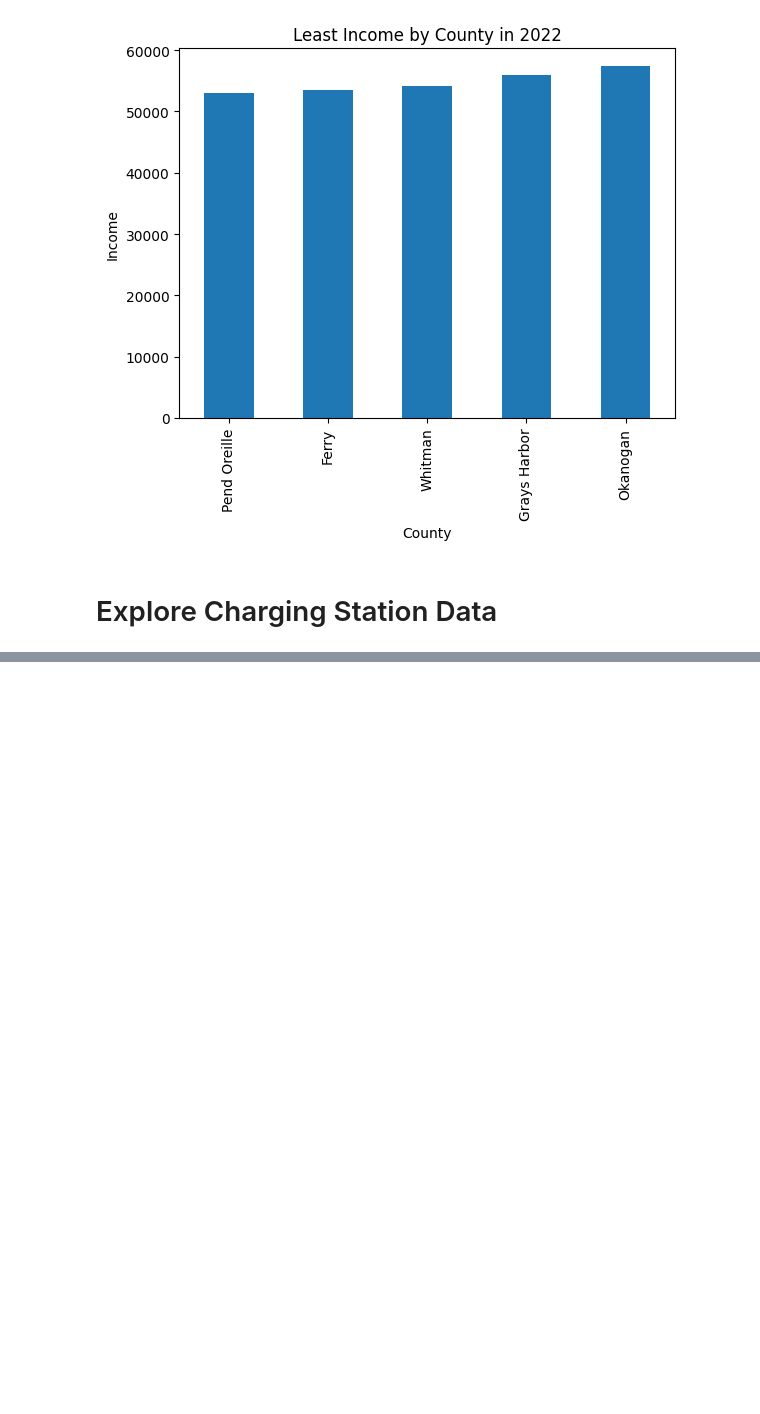
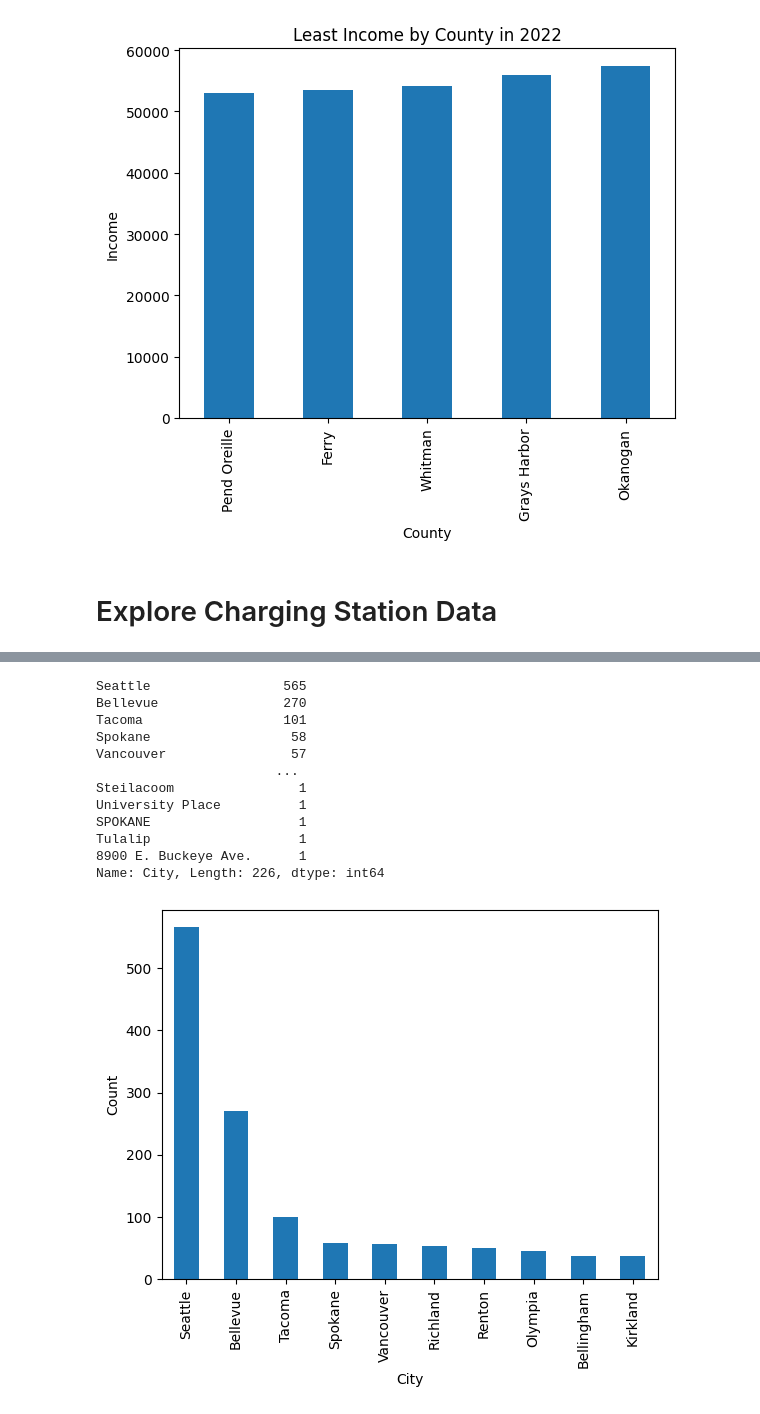
Before and after one commit to rileyfroehlich/DAAN881-Final-Project, a Jupyter notebook: data_explore.ipynb, the cells around one changed output, grey strips where cells are left out. Drawn from its saved outputs; the diff is of its cells as text; code cells hidden in the pictures; blank space fills up the shorter version.

```diff
--- a/data_explore.ipynb
+++ b/data_explore.ipynb
@@ -144,0 +197,25 @@ Name: 2022, dtype: object
+# %%
+# Cities with the most charging stations
+
+category_counts = charging_stations_df['City'].value_counts()
+print(category_counts)
+#Top 10 counties
+category_counts = category_counts.head(10)
+category_counts.plot(kind='bar')
+plt.xlabel('City')
+plt.ylabel('Count')
+plt.show()
+# %% [output]
+Seattle                 565
+Bellevue                270
+Tacoma                  101
+Spokane                  58
+Vancouver                57
+                       ...
+Steilacoom                1
+University Place          1
+SPOKANE                   1
+Tulalip                   1
+8900 E. Buckeye Ave.      1
+Name: City, Length: 226, dtype: int64
+[figure, added]
```
Also changed, not shown: parts of 16 cells of this notebook, 1 other file.
